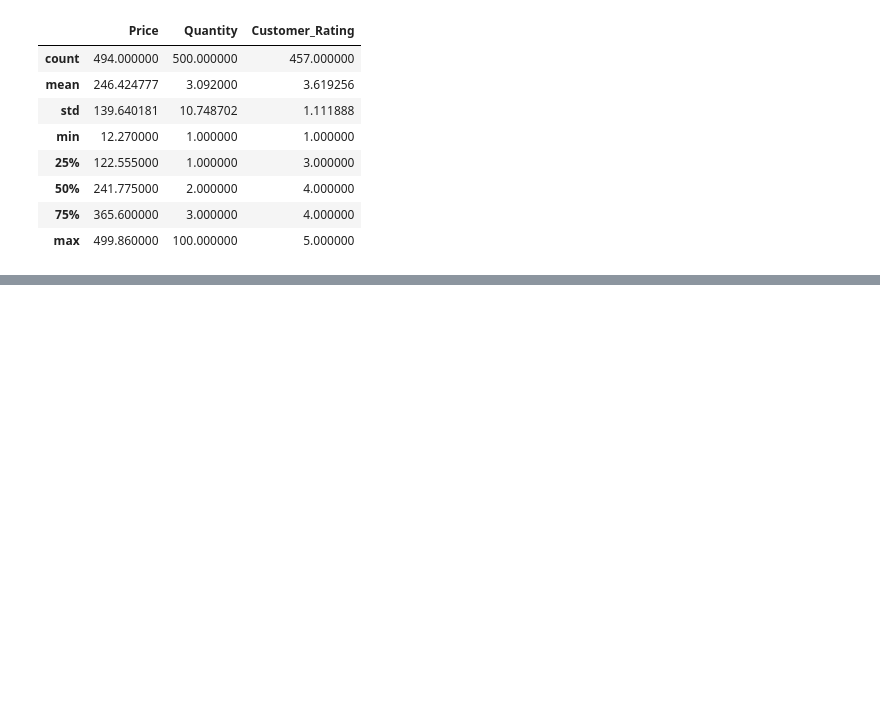
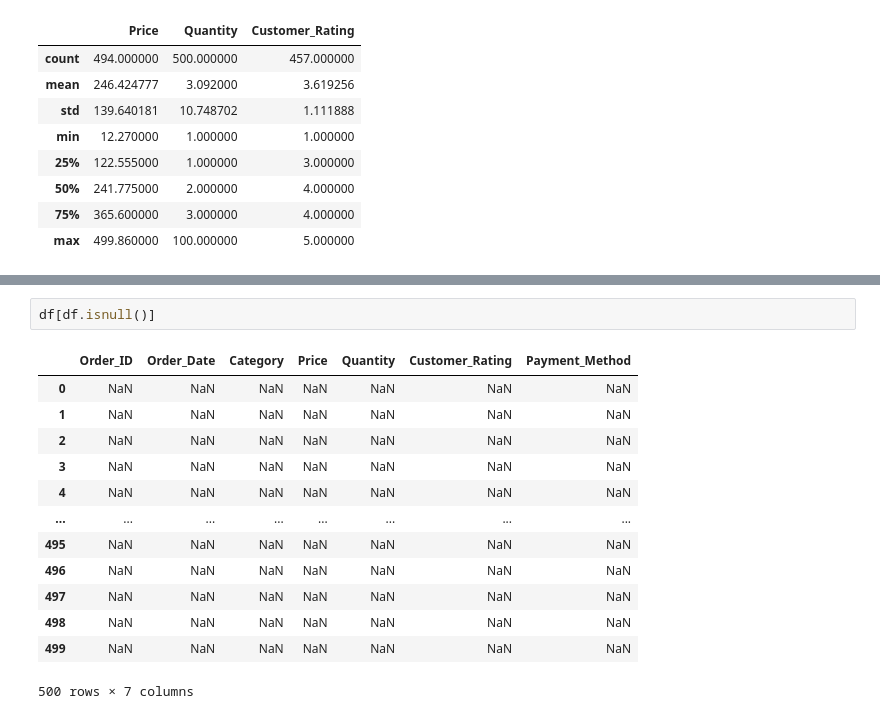
Before and after one commit to guddiyasingh/python-main, a Jupyter notebook: Data_Analysis/PDS.ipynb, the cells around one changed output, grey strips where cells are left out. Saved outputs shown, nothing was run; the diff lists cells and outputs as text; blank space fills up the shorter version.

```diff
--- a/Data_Analysis/PDS.ipynb
+++ b/Data_Analysis/PDS.ipynb
@@ -606,0 +635,16 @@ df.describe()
+# %%
+df[df.isnull()]
+# %% [output]
+|  | Order_ID | Order_Date | Category | Price | Quantity | Customer_Rating | Payment_Method |
+| 0 | NaN | NaN | NaN | NaN | NaN | NaN | NaN |
+| 1 | NaN | NaN | NaN | NaN | NaN | NaN | NaN |
+| 2 | NaN | NaN | NaN | NaN | NaN | NaN | NaN |
+| 3 | NaN | NaN | NaN | NaN | NaN | NaN | NaN |
+| 4 | NaN | NaN | NaN | NaN | NaN | NaN | NaN |
+| ... | ... | ... | ... | ... | ... | ... | ... |
+| 495 | NaN | NaN | NaN | NaN | NaN | NaN | NaN |
+| 496 | NaN | NaN | NaN | NaN | NaN | NaN | NaN |
+| 497 | NaN | NaN | NaN | NaN | NaN | NaN | NaN |
+| 498 | NaN | NaN | NaN | NaN | NaN | NaN | NaN |
+| 499 | NaN | NaN | NaN | NaN | NaN | NaN | NaN |
+500 rows × 7 columns
```
Also changed, not shown: parts of 14 cells of this notebook.
